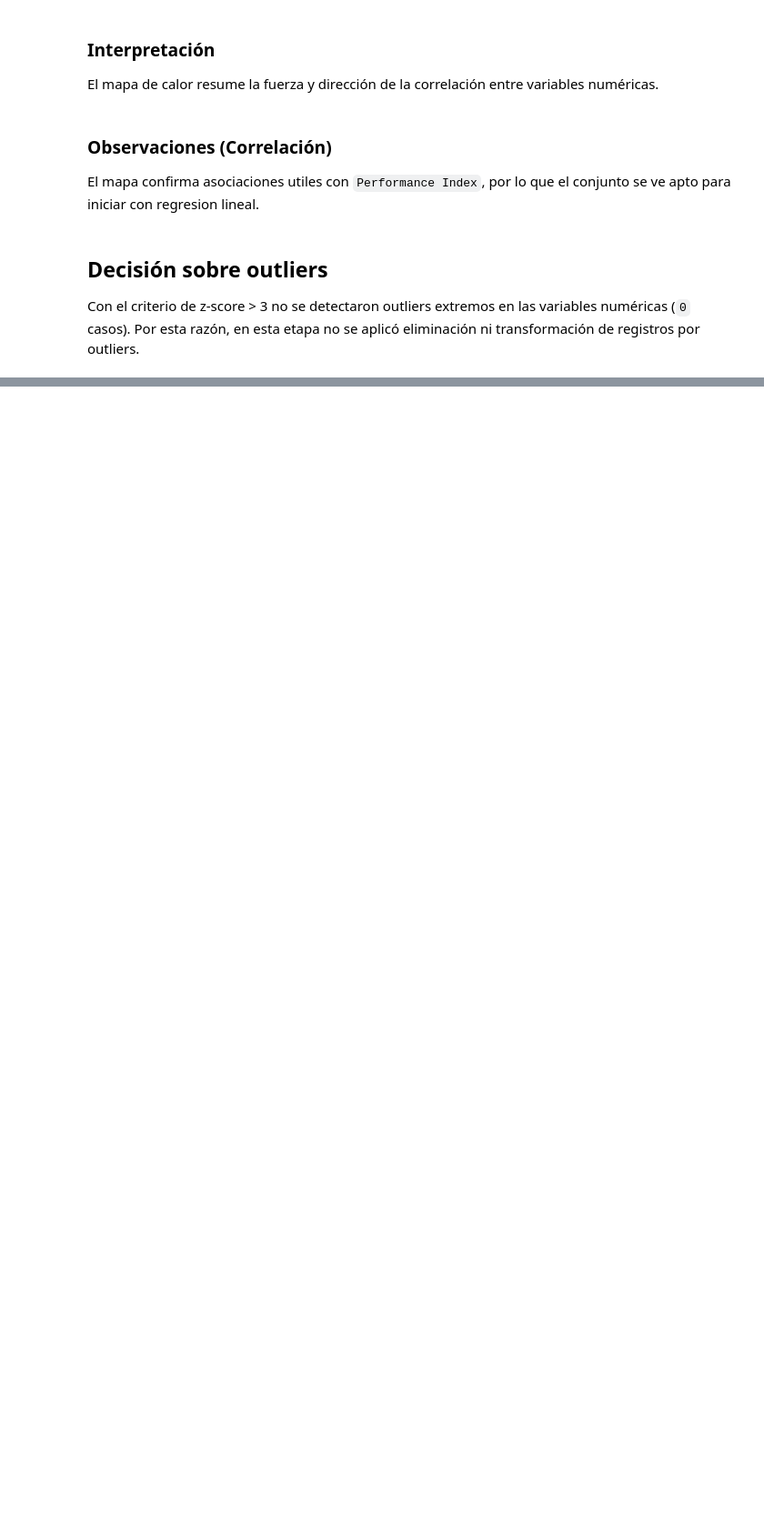
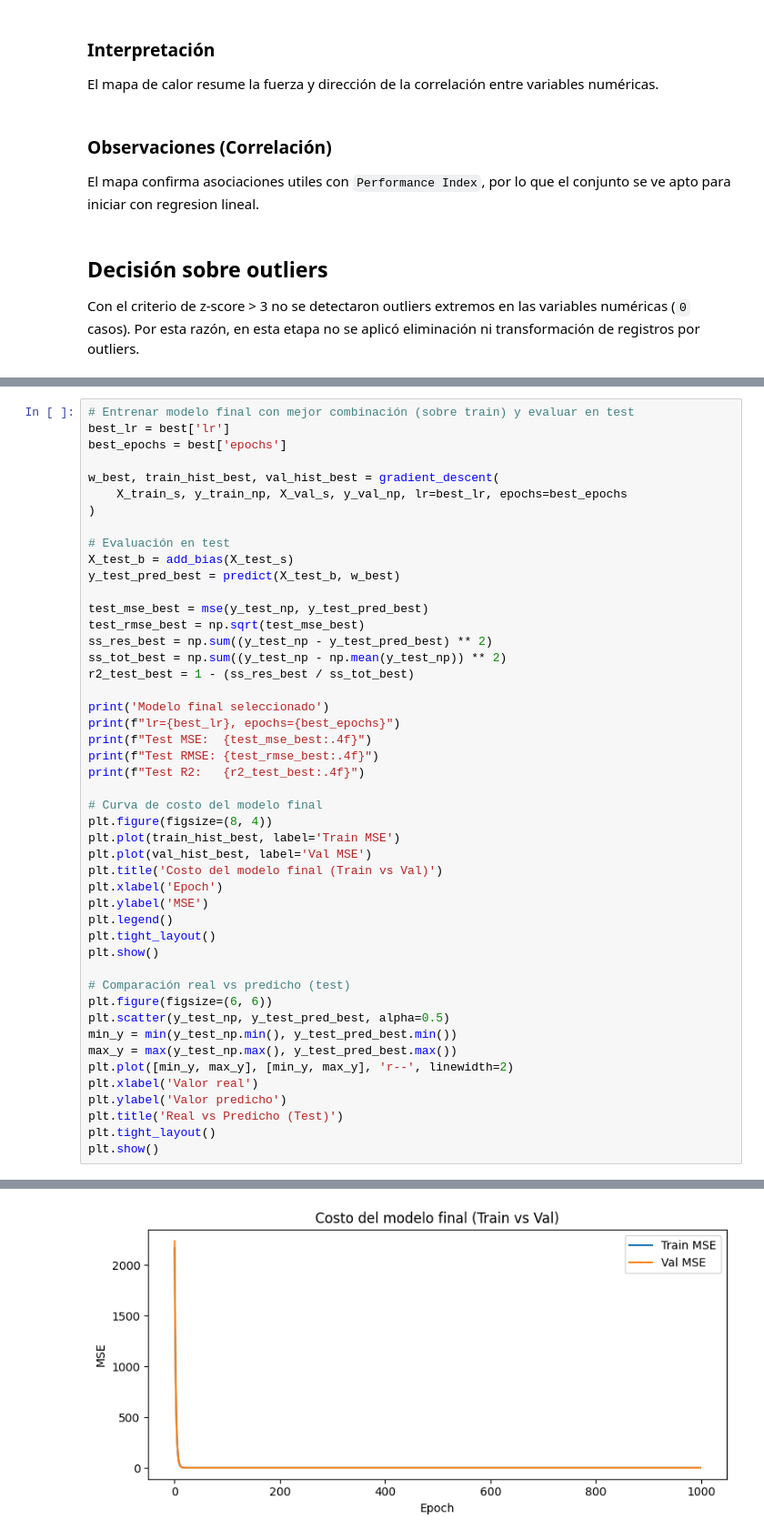
Before and after one commit to fabrimena/AI_Tarea1, a Jupyter notebook: Tarea_1.ipynb, the cells around one changed output, grey strips where cells are left out. Shown at 91% size. Cells and saved outputs as stored; diff of their text form; blank space fills up the shorter version.

```diff
--- a/Tarea_1.ipynb
+++ b/Tarea_1.ipynb
@@ -342,0 +550,48 @@ Con el criterio de z-score > 3 no se detectaron outliers extremos en las variabl
+# %%
+# Entrenar modelo final con mejor combinación (sobre train) y evaluar en test
+best_lr = best['lr']
+best_epochs = best['epochs']
+
+w_best, train_hist_best, val_hist_best = gradient_descent(
+    X_train_s, y_train_np, X_val_s, y_val_np, lr=best_lr, epochs=best_epochs
+)
+
+# Evaluación en test
+X_test_b = add_bias(X_test_s)
+y_test_pred_best = predict(X_test_b, w_best)
+
+test_mse_best = mse(y_test_np, y_test_pred_best)
+test_rmse_best = np.sqrt(test_mse_best)
+ss_res_best = np.sum((y_test_np - y_test_pred_best) ** 2)
+ss_tot_best = np.sum((y_test_np - np.mean(y_test_np)) ** 2)
+r2_test_best = 1 - (ss_res_best / ss_tot_best)
+
+print('Modelo final seleccionado')
+print(f"lr={best_lr}, epochs={best_epochs}")
+print(f"Test MSE:  {test_mse_best:.4f}")
+print(f"Test RMSE: {test_rmse_best:.4f}")
+print(f"Test R2:   {r2_test_best:.4f}")
+
+# Curva de costo del modelo final
+plt.figure(figsize=(8, 4))
+plt.plot(train_hist_best, label='Train MSE')
+plt.plot(val_hist_best, label='Val MSE')
+plt.title('Costo del modelo final (Train vs Val)')
+plt.xlabel('Epoch')
+plt.ylabel('MSE')
+plt.legend()
+plt.tight_layout()
+plt.show()
+
+# Comparación real vs predicho (test)
+plt.figure(figsize=(6, 6))
+plt.scatter(y_test_np, y_test_pred_best, alpha=0.5)
+min_y = min(y_test_np.min(), y_test_pred_best.min())
+max_y = max(y_test_np.max(), y_test_pred_best.max())
+plt.plot([min_y, max_y], [min_y, max_y], 'r--', linewidth=2)
+plt.xlabel('Valor real')
+plt.ylabel('Valor predicho')
+plt.title('Real vs Predicho (Test)')
+plt.tight_layout()
+plt.show()
+# %% [output]
@@ -342,0 +603 @@ Con el criterio de z-score > 3 no se detectaron outliers extremos en las variabl
+[figure, added]
```
Also changed, not shown: parts of 11 cells of this notebook.
